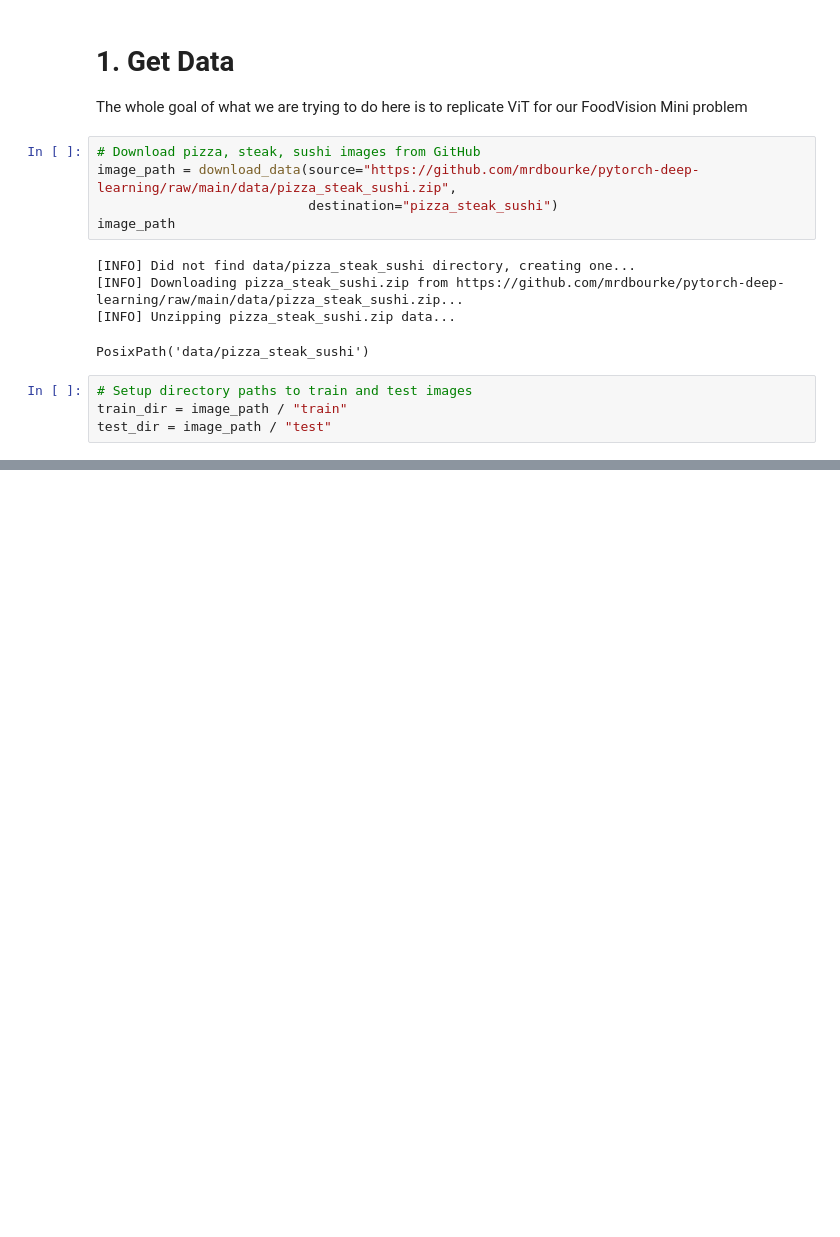
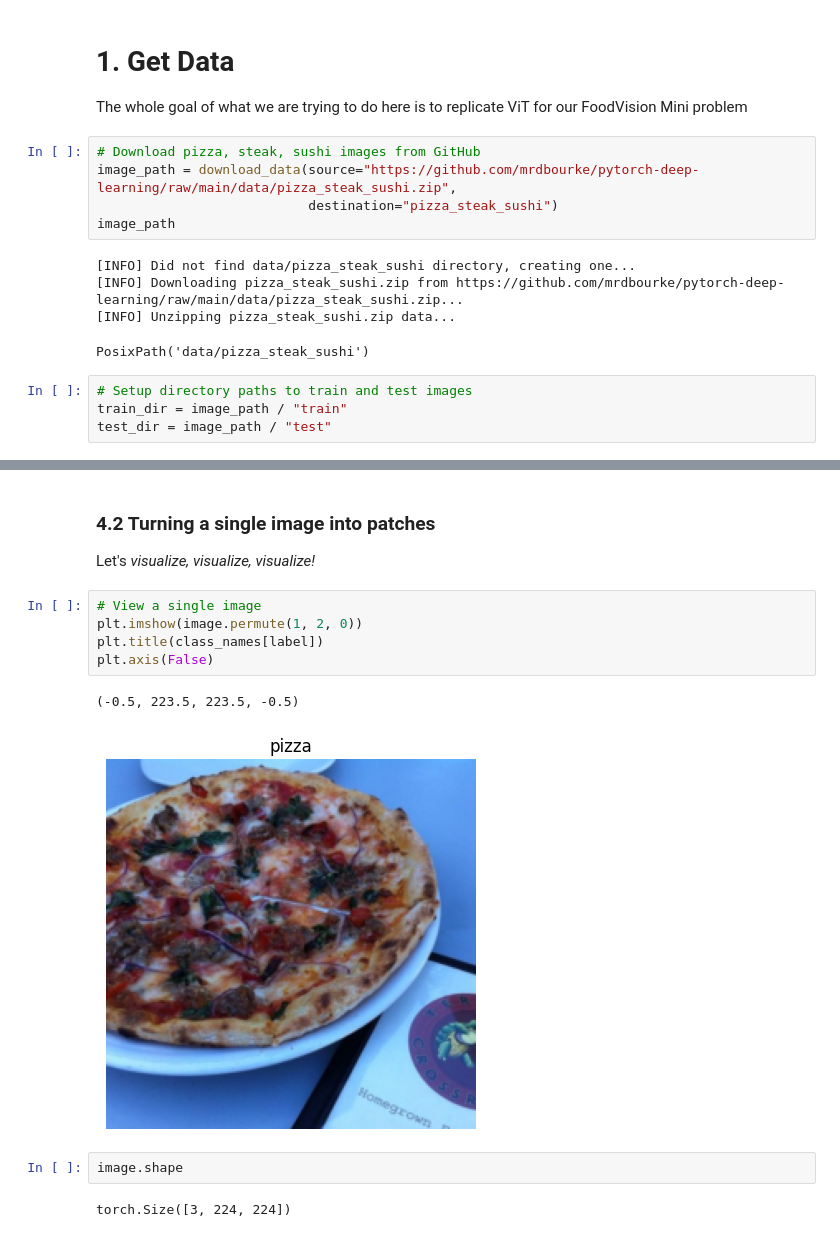
Before and after one commit to gauthiermartin/deeplearning-with-pytorch-course, a Jupyter notebook: 08_pytorch_paper_replicating.ipynb, the cells around one changed output, grey strips where cells are left out. Drawn from its saved outputs; the diff is of its cells as text; blank space fills up the shorter version.

```diff
--- a/08_pytorch_paper_replicating.ipynb
+++ b/08_pytorch_paper_replicating.ipynb
@@ -110,0 +304,16 @@ test_dir = image_path / "test"
+# %% [markdown]
+### 4.2 Turning a single image into patches
+
+Let's *visualize, visualize, visualize!*
+# %%
+# View a single image
+plt.imshow(image.permute(1, 2, 0))
+plt.title(class_names[label])
+plt.axis(False)
+# %% [output]
+(-0.5, 223.5, 223.5, -0.5)
+[figure, added]
+# %%
+image.shape
+# %% [output]
+torch.Size([3, 224, 224])
```
Also changed, not shown: parts of 25 cells of this notebook.
